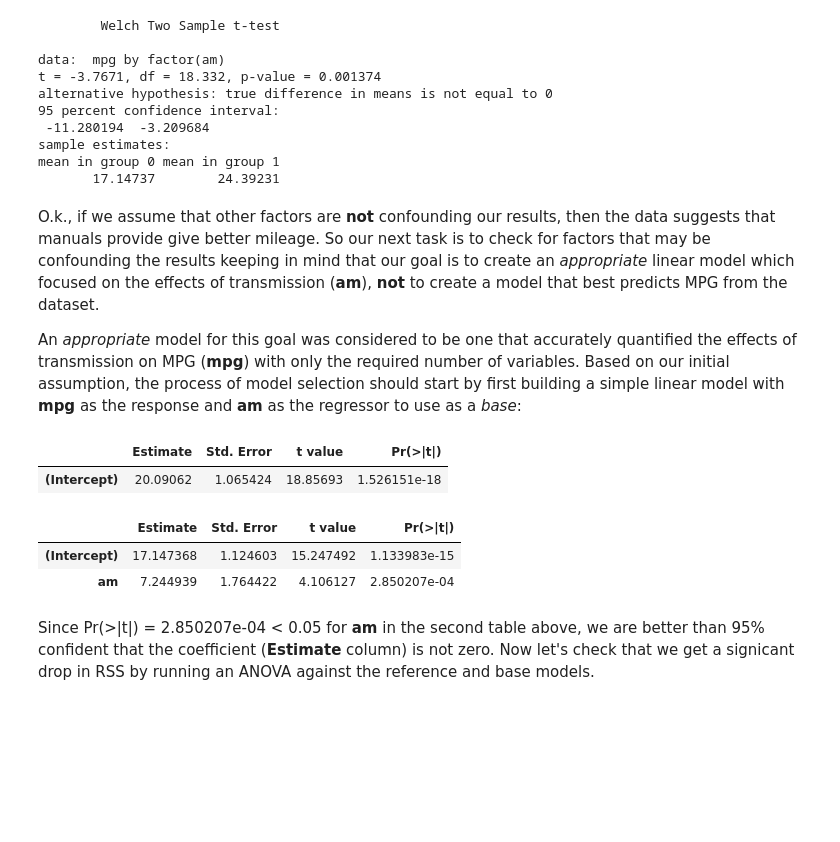
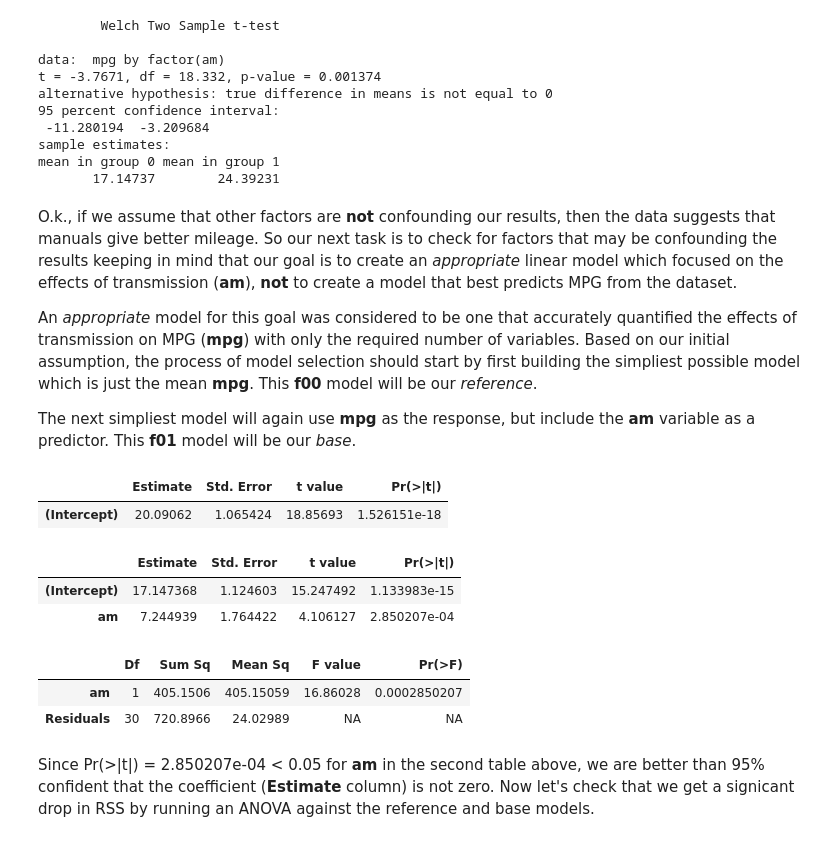
Before and after one commit to focods/WonderfulML, a Jupyter notebook: docs/solutions/session03_r.ipynb, the cells around one changed output. Drawn from its saved outputs; the diff is of its cells as text; code cells hidden in the pictures; blank space fills up the shorter version.

Commit message:
remove redundant warning suppression, add anova check

```diff
--- a/docs/solutions/session03_r.ipynb
+++ b/docs/solutions/session03_r.ipynb
@@ -97,20 +96,26 @@ sample estimates:
 mean in group 0 mean in group 1
        17.14737        24.39231
 # %% [markdown]
-O.k., if we assume that other factors are **not** confounding our results, then the data suggests that manuals provide give better mileage.  So our next task is to check for factors that may be confounding the results keeping in mind that our goal is to create an *appropriate* linear model which focused on the effects of transmission (**am**), **not** to create a model that best predicts MPG from the dataset.
+O.k., if we assume that other factors are **not** confounding our results, then the data suggests that manuals give better mileage.  So our next task is to check for factors that may be confounding the results keeping in mind that our goal is to create an *appropriate* linear model which focused on the effects of transmission (**am**), **not** to create a model that best predicts MPG from the dataset.
 
-An *appropriate* model for this goal was considered to be one that accurately quantified the effects of transmission on MPG (**mpg**) with only the required number of variables. Based on our initial assumption, the process of model selection should start by first building a simple linear model with **mpg** as the response and **am** as the regressor to use as a *base*:
+An *appropriate* model for this goal was considered to be one that accurately quantified the effects of transmission on MPG (**mpg**) with only the required number of variables. Based on our initial assumption, the process of model selection should start by first building the simpliest possible model which is just the mean **mpg**.  This **f00** model will be our *reference*.
+
+The next simpliest model will again use **mpg** as the response, but include the **am** variable as a predictor.  This **f01** model will be our *base*.
 # %%
 #mpg_mean <- mean(mtcars$mpg)
 #mpg_mean  # 20.09062
 f00 <- lm(mpg ~ 1, mtcars); summary(f00)$coef  # reference model: predict w/ mean 20.09062
 f01 <- lm(mpg ~ am, mtcars); summary(f01)$coef # base model
+anova(f01)  # just a check: should show same Pr(>|t|) as shown for lm fit and does
 # %% [output]
 |  | Estimate | Std. Error | t value | Pr(>|t|) |
 | (Intercept) | 20.09062 | 1.065424 | 18.85693 | 1.526151e-18 |
 |  | Estimate | Std. Error | t value | Pr(>|t|) |
 | (Intercept) | 17.147368 | 1.124603 | 15.247492 | 1.133983e-15 |
 | am | 7.244939 | 1.764422 | 4.106127 | 2.850207e-04 |
+|  | Df | Sum Sq | Mean Sq | F value | Pr(>F) |
+| am | 1 | 405.1506 | 405.15059 | 16.86028 | 0.0002850207 |
+| Residuals | 30 | 720.8966 | 24.02989 | NA | NA |
 # %% [markdown]
 Since Pr(>|t|) = 2.850207e-04 < 0.05 for **am** in the second table above, we are better than 95% confident that the coefficient (**Estimate** column) is not zero.  Now let's check that we get a signicant drop in RSS by running an ANOVA against the reference and base models.
 # %%
```
Also changed, not shown: parts of 1 cell of this notebook.
